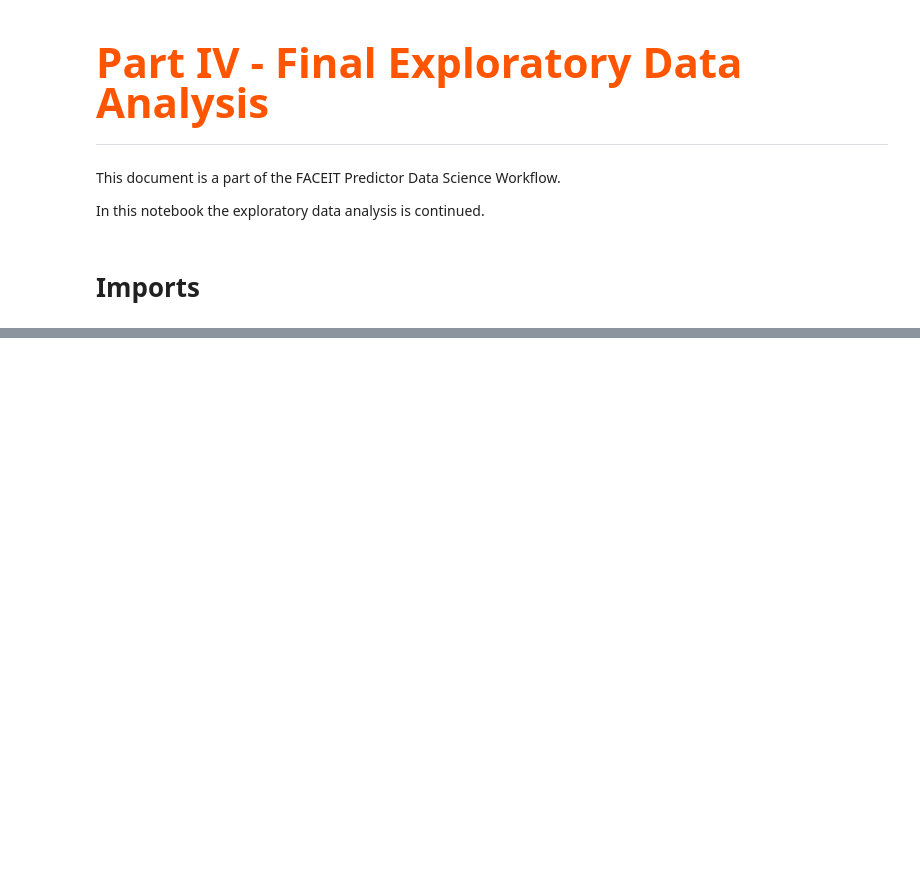
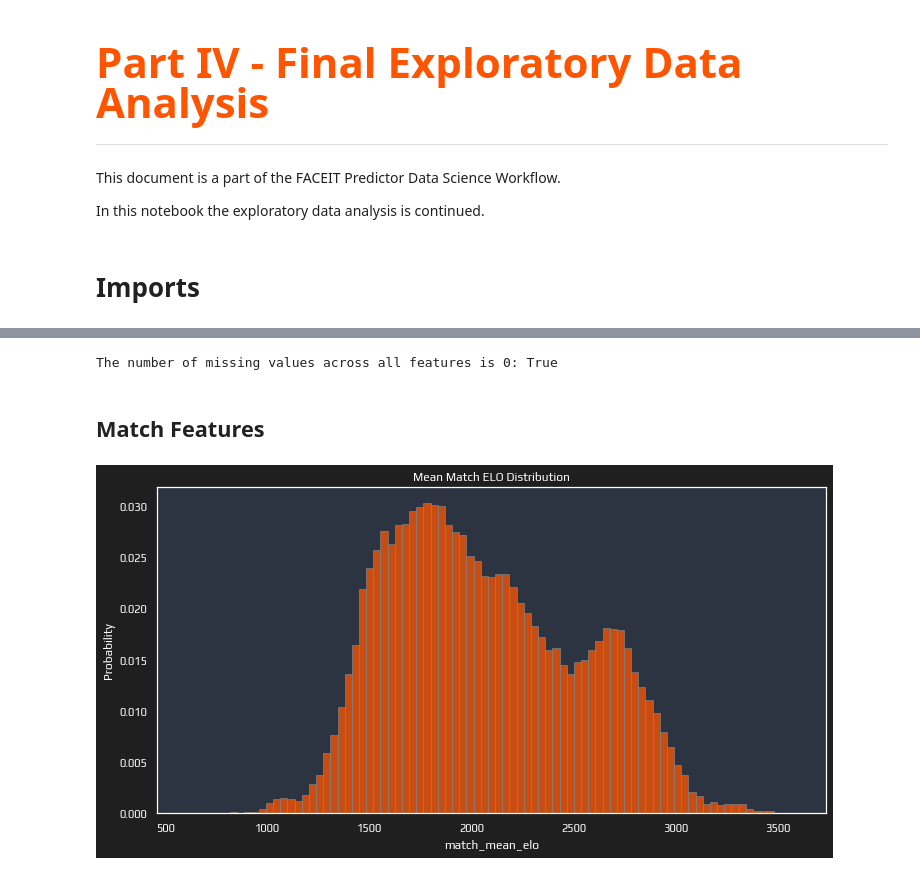
Before and after one commit to henriquebferreira/faceit-predictor-ML, a Jupyter notebook: notebooks/04_final_eda.ipynb, the cells around one changed output, grey strips where cells are left out. Saved outputs shown, nothing was run; the diff lists cells and outputs as text; code cells hidden in the pictures; blank space fills up the shorter version.

```diff
--- a/notebooks/04_final_eda.ipynb
+++ b/notebooks/04_final_eda.ipynb
@@ -32,2 +44,2 @@ set_visualization_defaults()
 # %%
-data = read_data("processed", read_all=False, no_batches=1)
+data = read_data("processed")
@@ -81,0 +60,12 @@ data.groupby("winner").mean()["dif_mean_elo"].index = ['A', 'B']
+# %%
+print("The number of missing values across all features is 0:", all([f==0 for f in data.isna().sum()]))
+# %% [output]
+The number of missing values across all features is 0: True
+# %% [markdown]
+## Match Features
+# %%
+plt.figure(figsize=(12,6))
+ax = sns.histplot(data=data, x="match_mean_elo", stat="probability")
+ax.set_title("Mean Match ELO Distribution");
+# %% [output]
+[figure, added]
```
Also changed, not shown: parts of 29 cells of this notebook, 9 other files.
